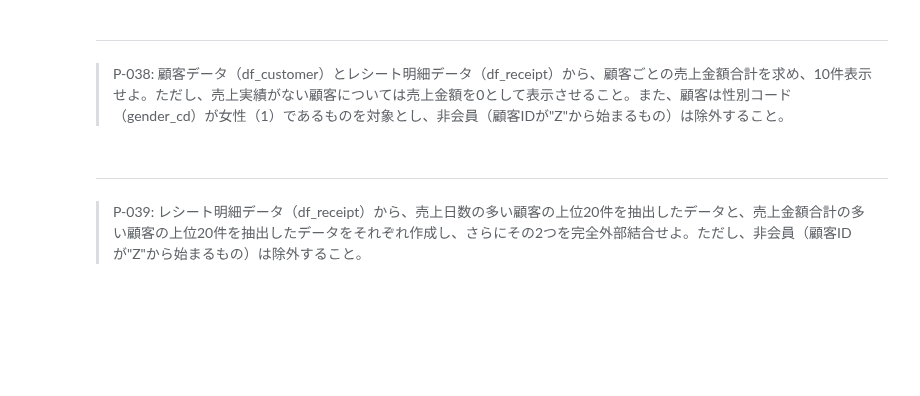
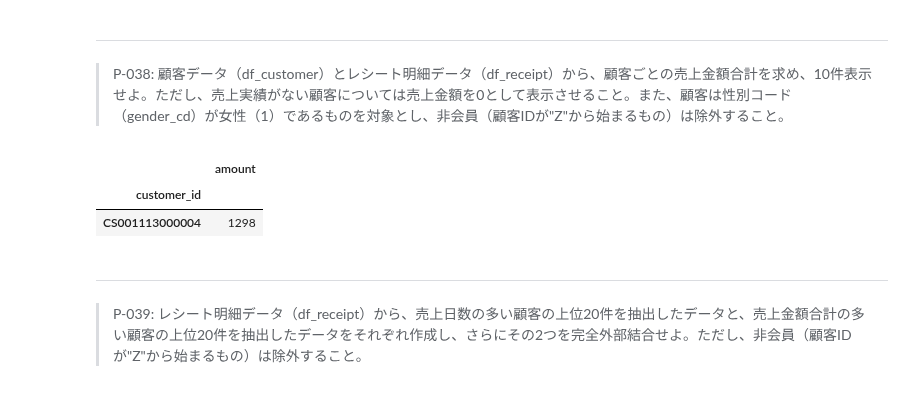
Before and after one commit to takunton/ds, a Jupyter notebook: work/ds_100/preprocess_knock_Python_Colab.ipynb, the cells around one changed output. Cells and saved outputs as stored; diff of their text form; code cells hidden in the pictures; blank space fills up the shorter version.

```diff
--- a/work/ds_100/preprocess_knock_Python_Colab.ipynb
+++ b/work/ds_100/preprocess_knock_Python_Colab.ipynb
@@ -758,0 +729,6 @@ pd.merge(df_product, df_category[['category_small_cd','category_small_name']], h
+# %%
+customer_sum.head(1)
+# %% [output]
+|  | amount |
+| customer_id |  |
+| CS001113000004 | 1298 |
```
Also changed, not shown: parts of 5 cells of this notebook.
